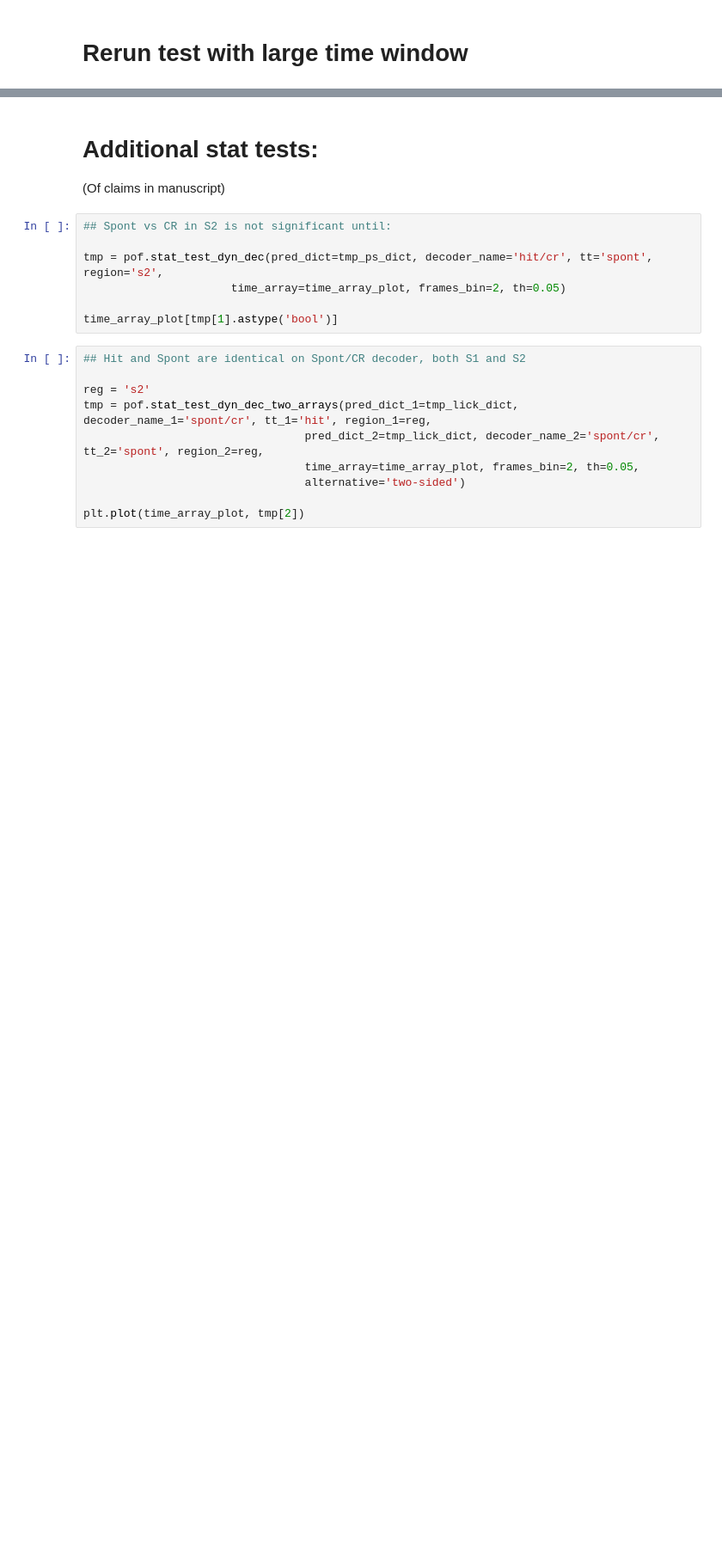
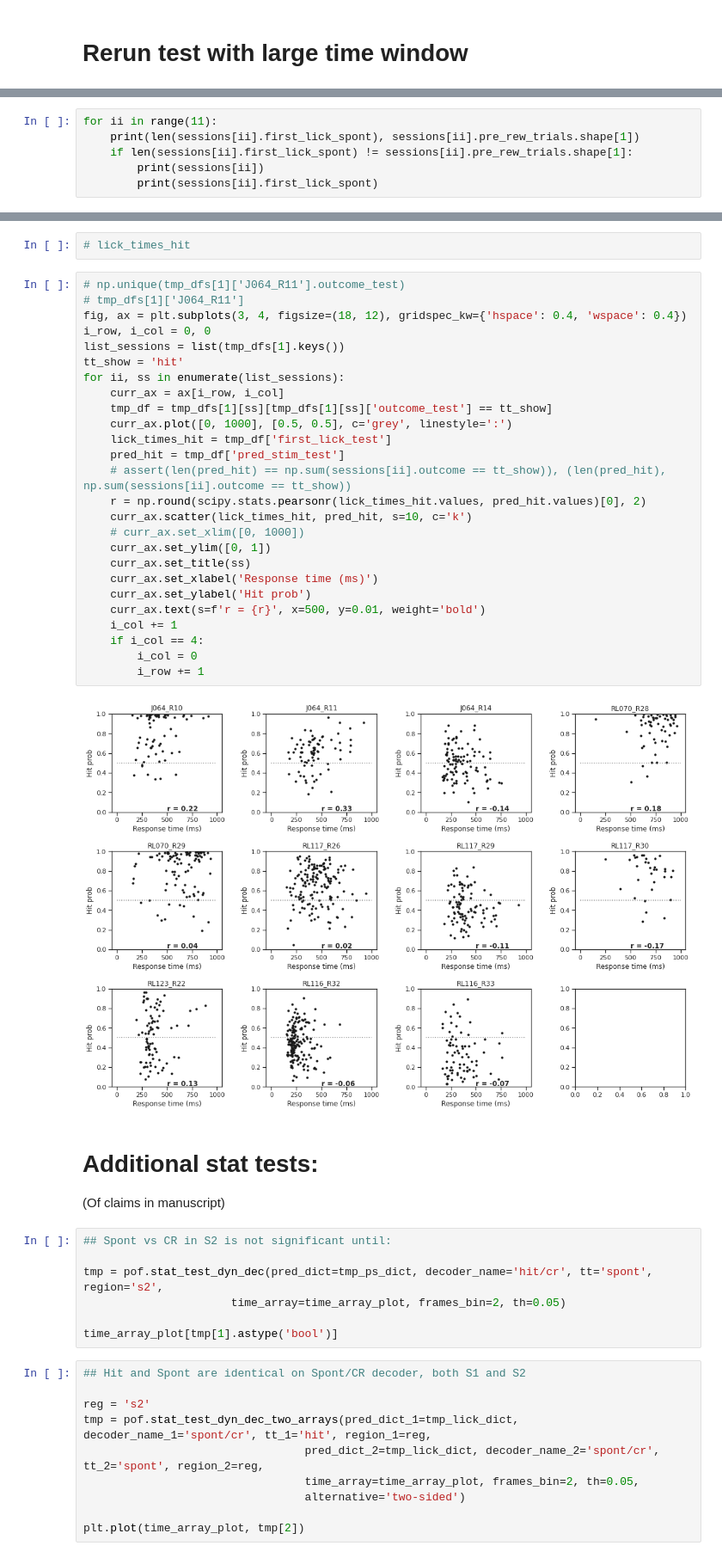
Before and after one commit to Packer-Lab/popping-off, a Jupyter notebook: notebooks/Paper Figures/Figure3.ipynb, the cells around one changed output, grey strips where cells are left out. Shown at 86% size. Cells and saved outputs as stored; diff of their text form; blank space fills up the shorter version.

```diff
--- a/notebooks/Paper Figures/Figure3.ipynb
+++ b/notebooks/Paper Figures/Figure3.ipynb
@@ -394,0 +426,6 @@ if save_fig:
+# %%
+for ii in range(11):
+    print(len(sessions[ii].first_lick_spont), sessions[ii].pre_rew_trials.shape[1])
+    if len(sessions[ii].first_lick_spont) != sessions[ii].pre_rew_trials.shape[1]:
+        print(sessions[ii])
+        print(sessions[ii].first_lick_spont)
@@ -395,3 +448,33 @@ if save_fig:
+# %%
+# lick_times_hit
+# %%
+# np.unique(tmp_dfs[1]['J064_R11'].outcome_test)
+# tmp_dfs[1]['J064_R11']
+fig, ax = plt.subplots(3, 4, figsize=(18, 12), gridspec_kw={'hspace': 0.4, 'wspace': 0.4})
+i_row, i_col = 0, 0
+list_sessions = list(tmp_dfs[1].keys())
+tt_show = 'hit'
+for ii, ss in enumerate(list_sessions):
+    curr_ax = ax[i_row, i_col]
+    tmp_df = tmp_dfs[1][ss][tmp_dfs[1][ss]['outcome_test'] == tt_show]
+    curr_ax.plot([0, 1000], [0.5, 0.5], c='grey', linestyle=':')
+    lick_times_hit = tmp_df['first_lick_test']
+    pred_hit = tmp_df['pred_stim_test']
+    # assert(len(pred_hit) == np.sum(sessions[ii].outcome == tt_show)), (len(pred_hit), np.sum(sessions[ii].outcome == tt_show))
+    r = np.round(scipy.stats.pearsonr(lick_times_hit.values, pred_hit.values)[0], 2)
+    curr_ax.scatter(lick_times_hit, pred_hit, s=10, c='k')
+    # curr_ax.set_xlim([0, 1000])
+    curr_ax.set_ylim([0, 1])
+    curr_ax.set_title(ss)
+    curr_ax.set_xlabel('Response time (ms)')
+    curr_ax.set_ylabel('Hit prob')
+    curr_ax.text(s=f'r = {r}', x=500, y=0.01, weight='bold')
+    i_col += 1
+    if i_col == 4:
+        i_col = 0
+        i_row += 1
+# %% [output]
+[figure, added]
 # %% [markdown]
 # Additional stat tests:
 (Of claims in manuscript)
```
Also changed, not shown: parts of 5 cells of this notebook, 1 other file.
